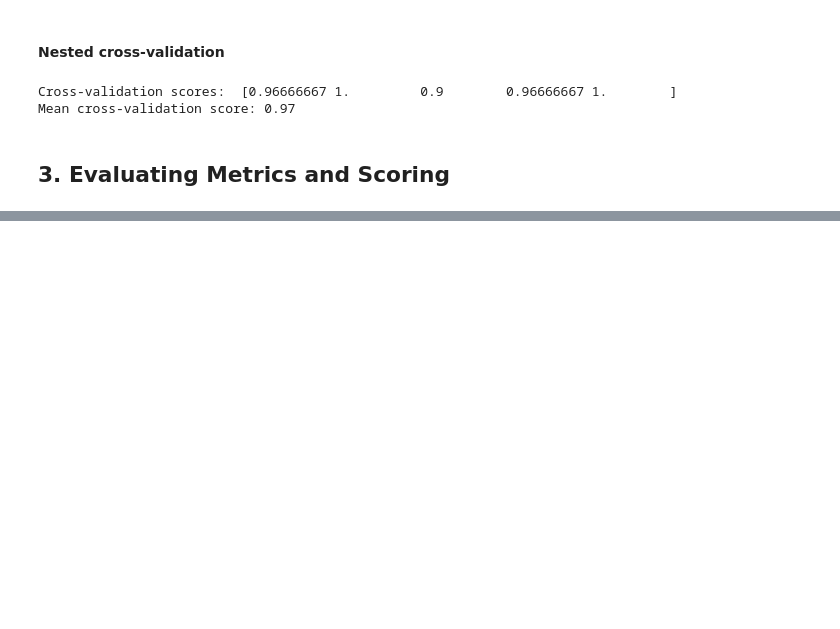
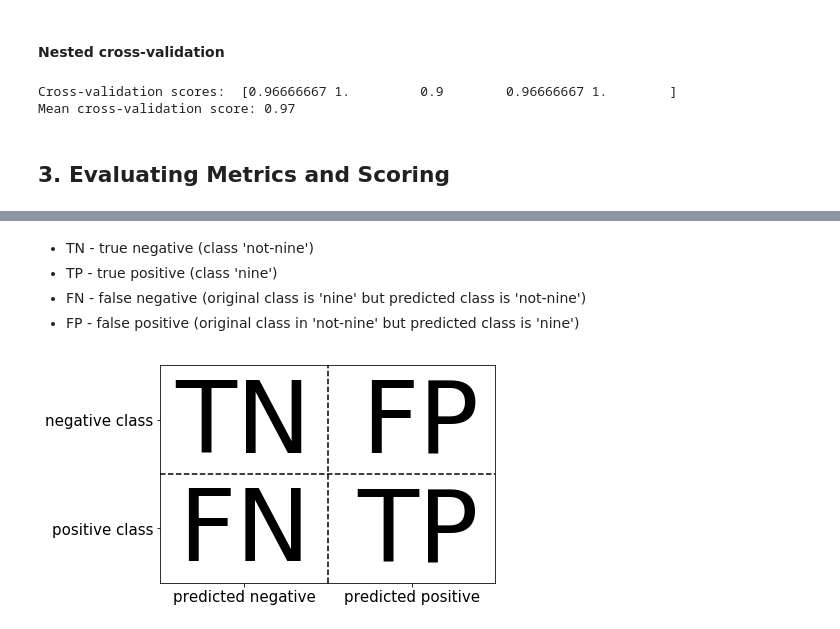
Before and after one commit to Schnell5/ML, a Jupyter notebook: notebooks/Python_ML_1.ipynb, the cells around one changed output, grey strips where cells are left out. Drawn from its saved outputs; the diff is of its cells as text; code cells hidden in the pictures; blank space fills up the shorter version.

```diff
--- a/notebooks/Python_ML_1.ipynb
+++ b/notebooks/Python_ML_1.ipynb
@@ -1052,0 +1106,9 @@ Mean cross-validation score: 0.97
+# %% [markdown]
+- TN - true negative (class 'not-nine')
+- TP - true positive (class 'nine')
+- FN - false negative (original class is 'nine' but predicted class is 'not-nine')
+- FP - false positive (original class in 'not-nine' but predicted class is 'nine')
+# %%
+mglearn.plots.plot_binary_confusion_matrix()
+# %% [output]
+[figure, added]
```
Also changed, not shown: parts of 61 cells of this notebook.
